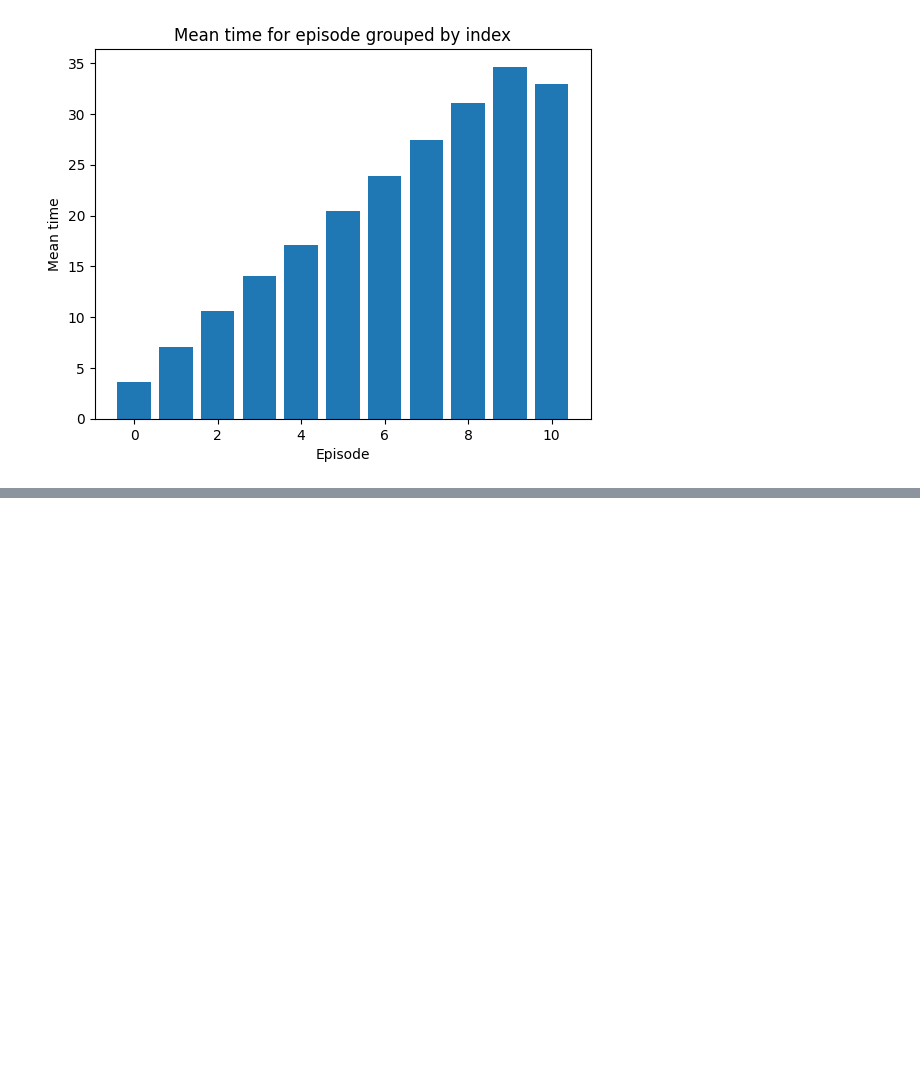
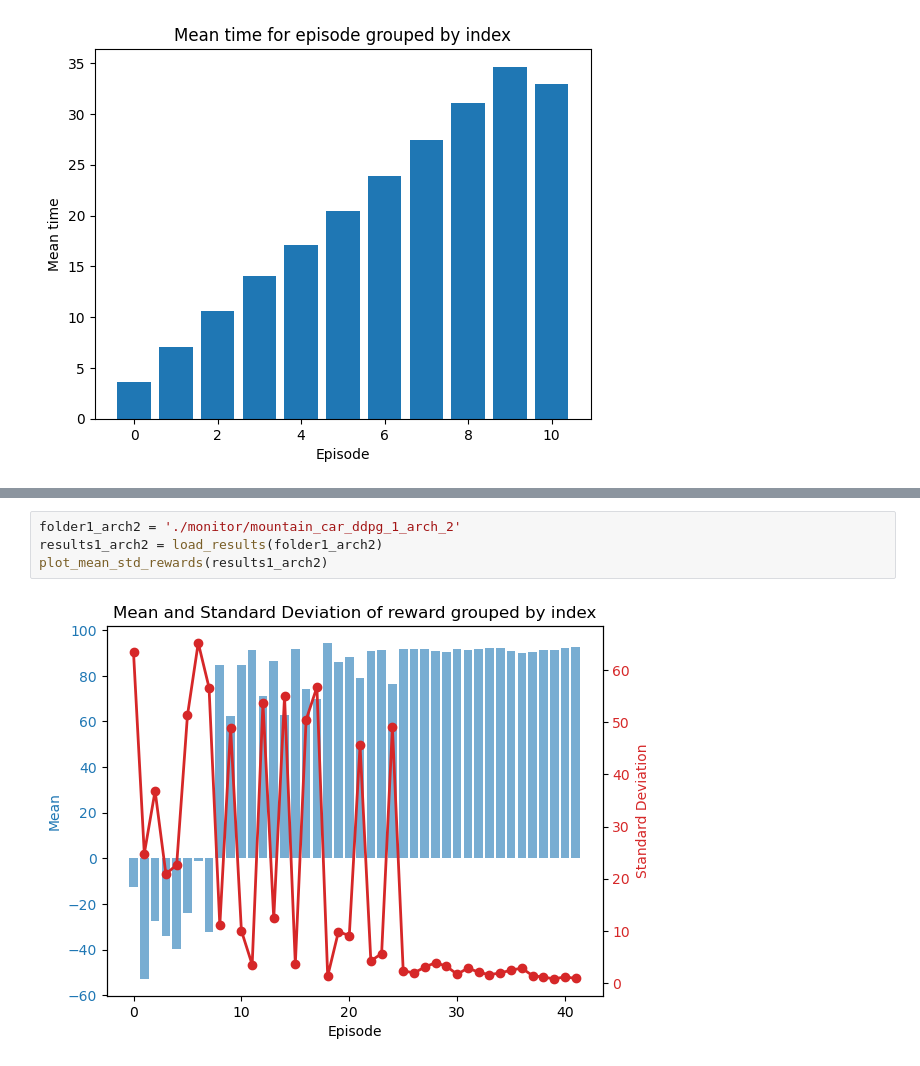
Before and after one commit to dubielel/computational-intelligence-in-digital-data-analysis, a Jupyter notebook: lab5/lab5_DDPG.ipynb, the cells around one changed output, grey strips where cells are left out. Cells and saved outputs as stored; diff of their text form; blank space fills up the shorter version.

```diff
--- a/lab5/lab5_DDPG.ipynb
+++ b/lab5/lab5_DDPG.ipynb
@@ -250,0 +356,6 @@ plot_mean_time_for_episode(results3)
+# %%
+folder1_arch2 = './monitor/mountain_car_ddpg_1_arch_2'
+results1_arch2 = load_results(folder1_arch2)
+plot_mean_std_rewards(results1_arch2)
+# %% [output]
+[figure, added]
```
Also changed, not shown: parts of 9 cells of this notebook.
